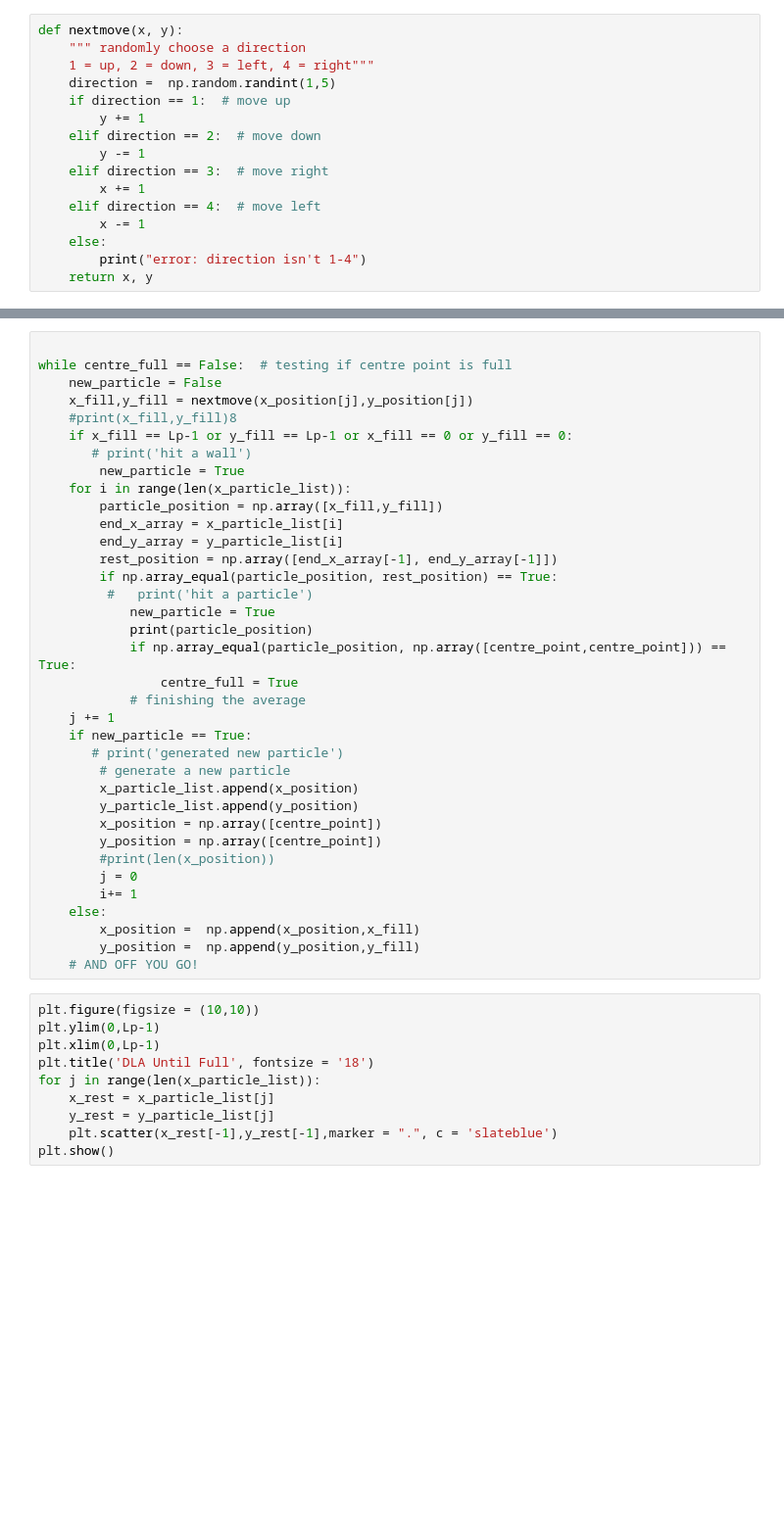
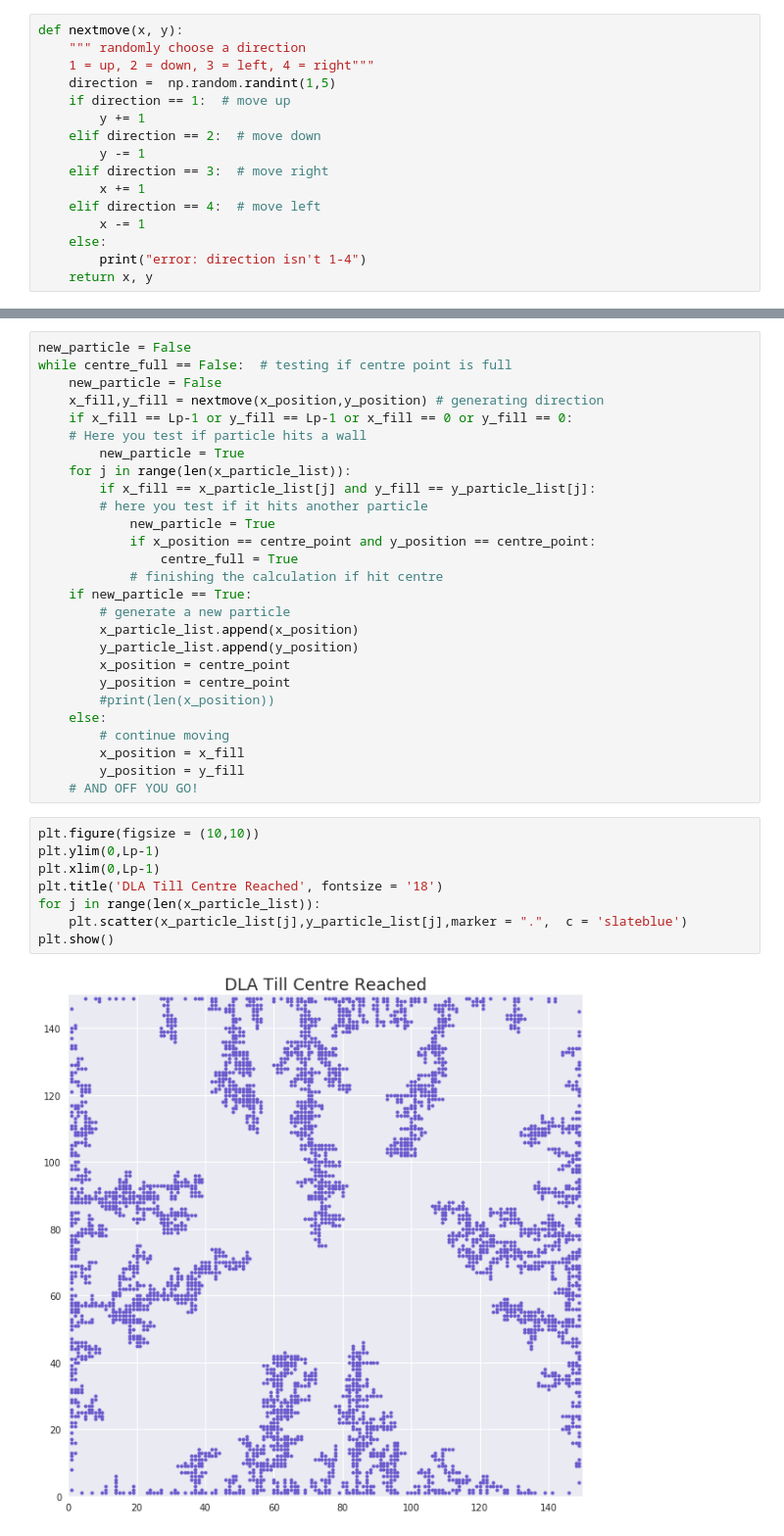
Before and after one commit to andrewkhardy/PHY-407, a Jupyter notebook: Lab10_Q1.ipynb, the cells around one changed output, grey strips where cells are left out. Shown at 98% size. Drawn from its saved outputs; the diff is of its cells as text; blank space fills up the shorter version.

```diff
--- a/Lab10_Q1.ipynb
+++ b/Lab10_Q1.ipynb
@@ -156,46 +142,37 @@ centre_full = False
 # %%
-
+new_particle = False
 while centre_full == False:  # testing if centre point is full
     new_particle = False
-    x_fill,y_fill = nextmove(x_position[j],y_position[j])
-    #print(x_fill,y_fill)8
+    x_fill,y_fill = nextmove(x_position,y_position) # generating direction
     if x_fill == Lp-1 or y_fill == Lp-1 or x_fill == 0 or y_fill == 0:
-       # print('hit a wall')
+    # Here you test if particle hits a wall
         new_particle = True
-    for i in range(len(x_particle_list)):
-        particle_position = np.array([x_fill,y_fill])
-        end_x_array = x_particle_list[i]
-        end_y_array = y_particle_list[i]
-        rest_position = np.array([end_x_array[-1], end_y_array[-1]])
-        if np.array_equal(particle_position, rest_position) == True:
-         #   print('hit a particle')
+    for j in range(len(x_particle_list)):
+        if x_fill == x_particle_list[j] and y_fill == y_particle_list[j]:
+        # here you test if it hits another particle
             new_particle = True
-            print(particle_position)
-            if np.array_equal(particle_position, np.array([centre_point,centre_point])) == True:
+            if x_position == centre_point and y_position == centre_point:
                 centre_full = True
-            # finishing the average
-    j += 1
+            # finishing the calculation if hit centre
     if new_particle == True:
-       # print('generated new particle')
         # generate a new particle
         x_particle_list.append(x_position)
         y_particle_list.append(y_position)
-        x_position = np.array([centre_point])
-        y_position = np.array([centre_point])
+        x_position = centre_point
+        y_position = centre_point
         #print(len(x_position))
-        j = 0
-        i+= 1
     else:
-        x_position =  np.append(x_position,x_fill)
-        y_position =  np.append(y_position,y_fill)
+        # continue moving
+        x_position = x_fill
+        y_position = y_fill
     # AND OFF YOU GO!
 # %%
 plt.figure(figsize = (10,10))
 plt.ylim(0,Lp-1)
 plt.xlim(0,Lp-1)
-plt.title('DLA Until Full', fontsize = '18')
+plt.title('DLA Till Centre Reached', fontsize = '18')
 for j in range(len(x_particle_list)):
-    x_rest = x_particle_list[j]
-    y_rest = y_particle_list[j]
-    plt.scatter(x_rest[-1],y_rest[-1],marker = ".", c = 'slateblue')
+    plt.scatter(x_particle_list[j],y_particle_list[j],marker = ".",  c = 'slateblue')
 plt.show()
+# %% [output]
+[figure, added]
```
Also changed, not shown: parts of 7 cells of this notebook.
